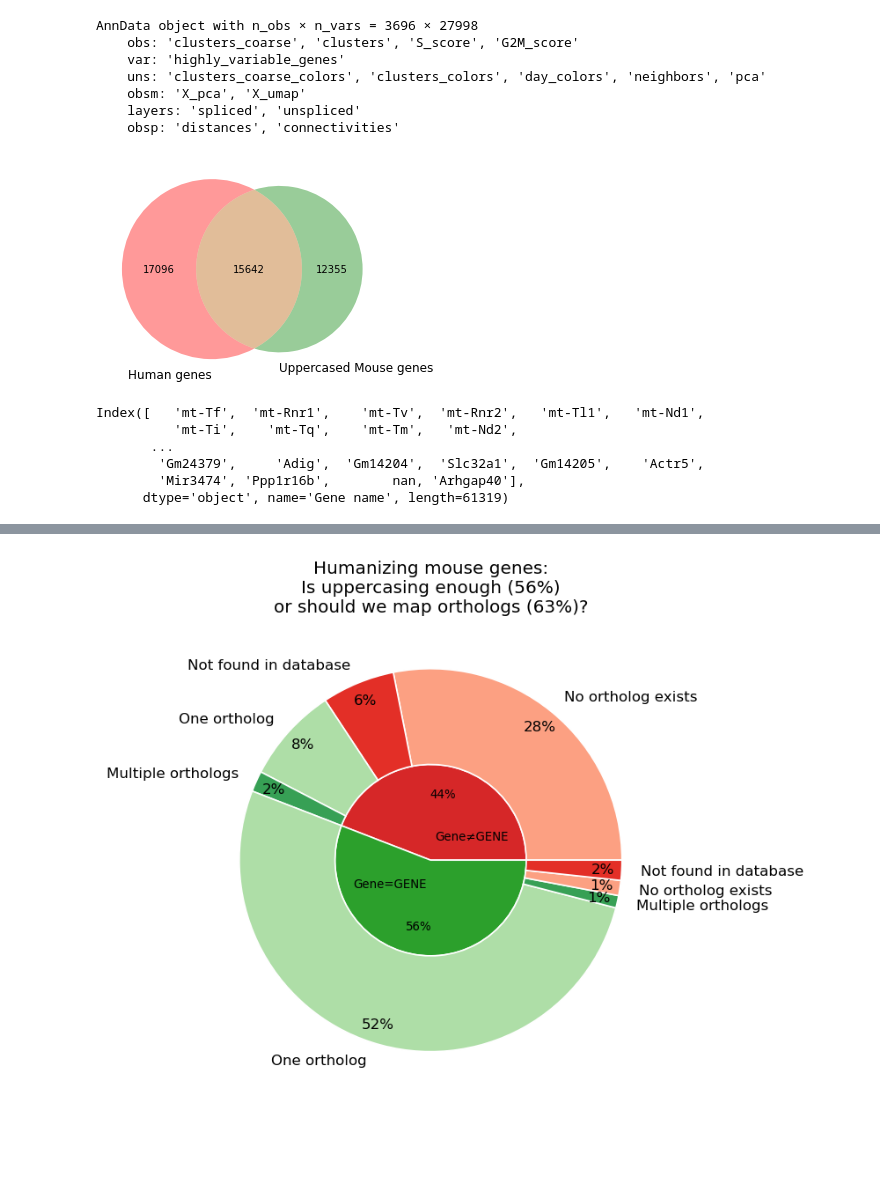
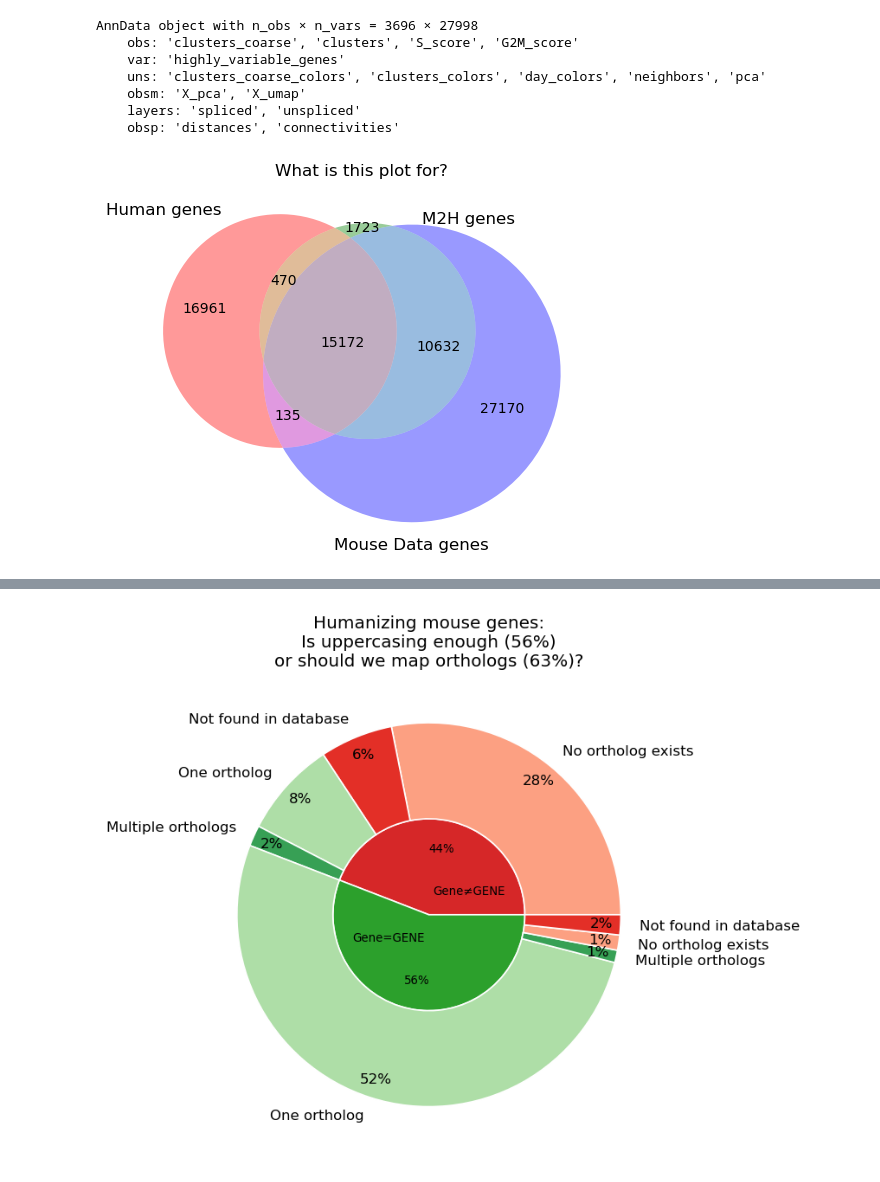
Before and after one commit to stefanpeidli/mousipy, a Jupyter notebook: notebooks/mousipy_raw.ipynb, the cells around one changed output, grey strips where cells are left out. Drawn from its saved outputs; the diff is of its cells as text; code cells hidden in the pictures; blank space fills up the shorter version.

Commit message:
Allow human to mouse and Ensemble IDs

```diff
--- a/notebooks/mousipy_raw.ipynb
+++ b/notebooks/mousipy_raw.ipynb
@@ -8,6 +8,3 @@ from tqdm.notebook import tqdm
 
 from IPython.core.display import display, HTML
 display(HTML("<style>.container { width:97% !important; }</style>"))
-# %%
-h2m_tab = pd.read_csv('../src/mousipy/biomart/human_to_mouse_biomart_export.csv').set_index('Gene name')
-m2h_tab = pd.read_csv('../src/mousipy/biomart/mouse_to_human_biomart_export.csv').set_index('Gene name')
@@ -65,18 +36,12 @@ AnnData object with n_obs × n_vars = 3696 × 27998
     layers: 'spliced', 'unspliced'
     obsp: 'distances', 'connectivities'
 # %%
-mouse_set = set([x.upper() for x in mouse_data.var_names])
+human_genes = set(human_data.var_names)
+mouse_uppercased_genes = set([x.upper() for x in mouse_data.var_names])
+mouse_conversion_genes = set([str(x).upper() for x in m2h_tab.index])
 
-venn2([human_set, mouse_set], ('Human genes', 'Uppercased Mouse genes'))
+venn3([human_genes, mouse_uppercased_genes, mouse_conversion_genes], ('Human genes', 'M2H genes', 'Mouse Data genes'))
+pl.title('What is this plot for?')
 pl.show()
 # %% [output]
-[figure, old version]
+[figure, new version]
-# %%
-m2h_tab.index
-# %% [output]
-Index([   'mt-Tf',  'mt-Rnr1',    'mt-Tv',  'mt-Rnr2',   'mt-Tl1',   'mt-Nd1',
-          'mt-Ti',    'mt-Tq',    'mt-Tm',   'mt-Nd2',
-       ...
-        'Gm24379',     'Adig',  'Gm14204',  'Slc32a1',  'Gm14205',    'Actr5',
-        'Mir3474', 'Ppp1r16b',        nan, 'Arhgap40'],
-      dtype='object', name='Gene name', length=61319)
```
Also changed, not shown: parts of 29 cells of this notebook, 4 other files.
